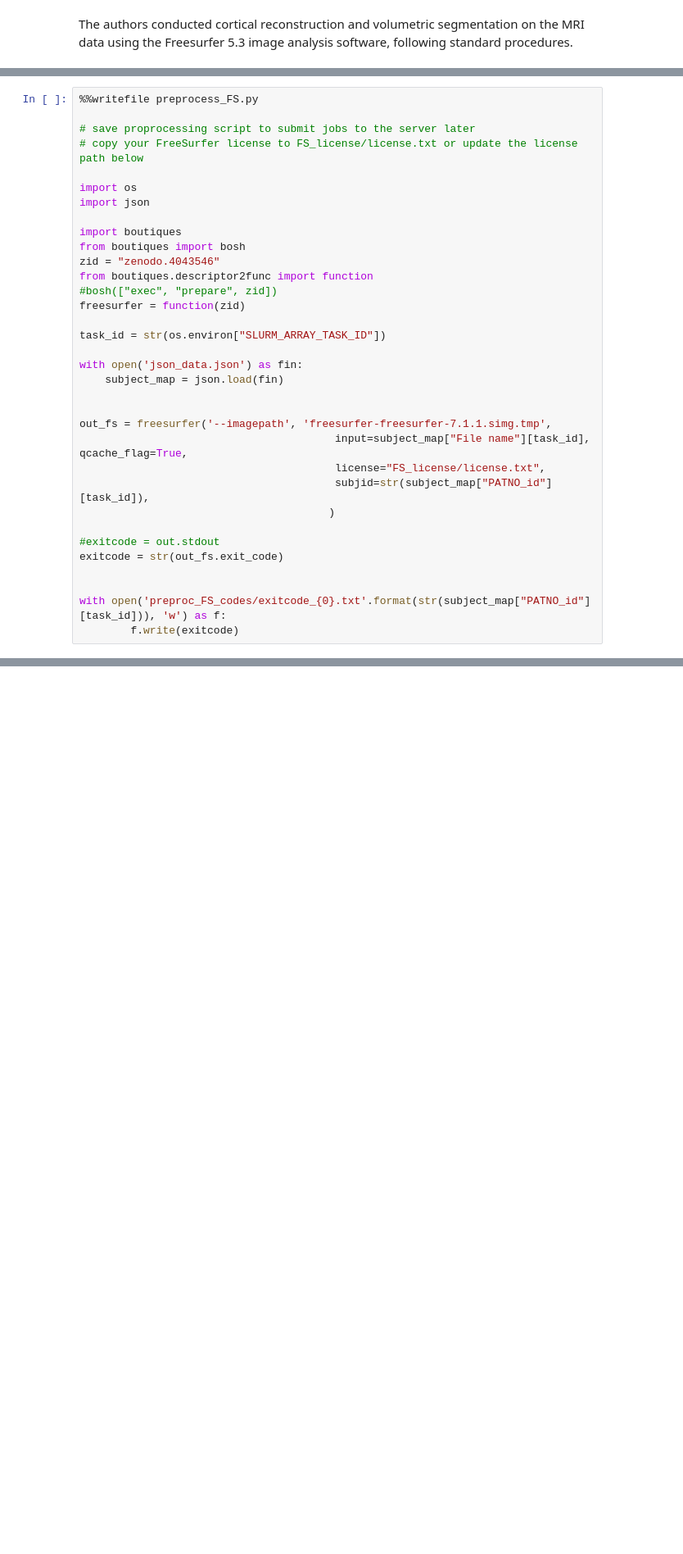
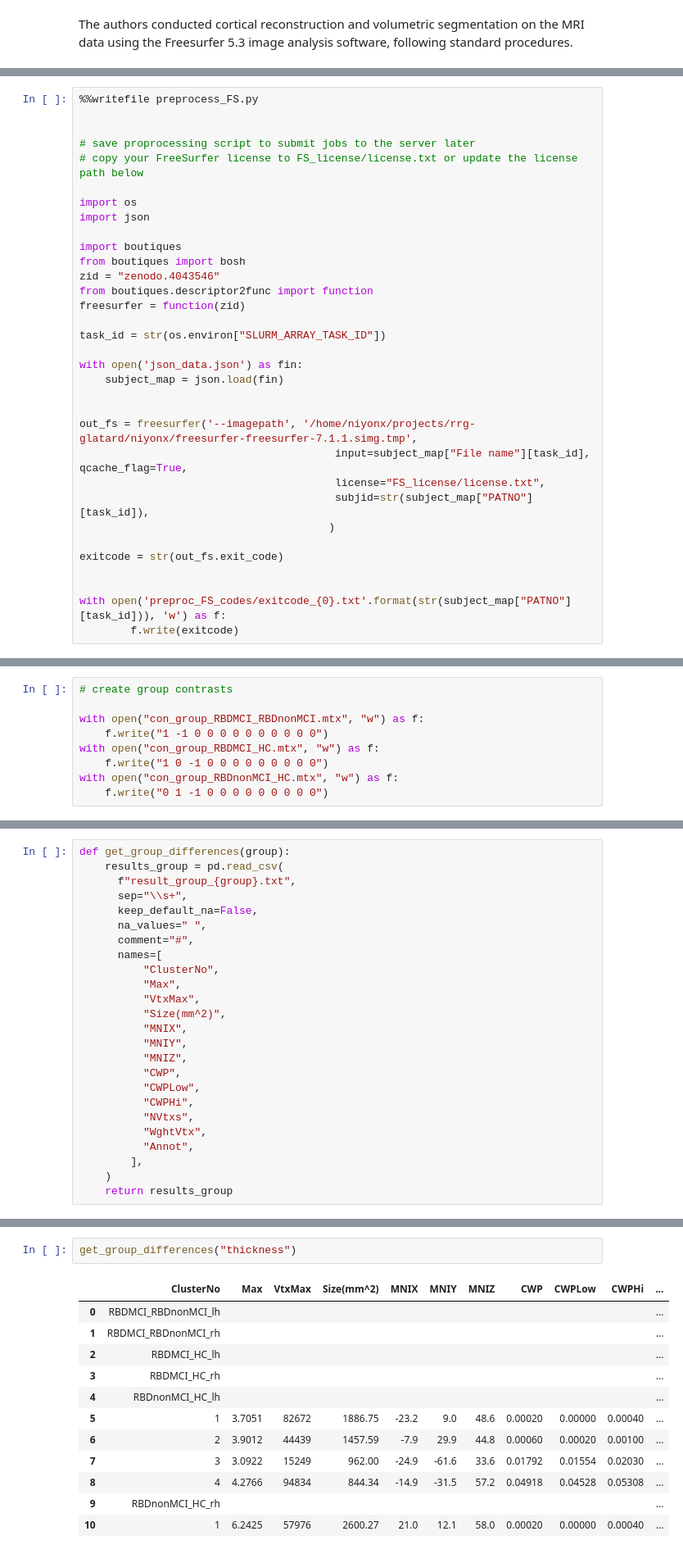
Before and after one commit to LivingPark-MRI/rahayel-etal, a Jupyter notebook: rahayel-etal-2018.ipynb, the cells around one changed output, grey strips where cells are left out. Shown at 82% size. Drawn from its saved outputs; the diff is of its cells as text; blank space fills up the shorter version.

Commit message:
Complete group differences

```diff
--- a/rahayel-etal-2018.ipynb
+++ b/rahayel-etal-2018.ipynb
@@ -808,6 +772,7 @@ with open("json_data.json", "w") as fout:
     json.dump(meta, fout, indent=4)
 # %%
 %%writefile preprocess_FS.py
+
 
 # save proprocessing script to submit jobs to the server later
 # copy your FreeSurfer license to FS_license/license.txt or update the license path below
@@ -819,7 +784,6 @@ import boutiques
 from boutiques import bosh
 zid = "zenodo.4043546"
 from boutiques.descriptor2func import function
-#bosh(["exec", "prepare", zid])
 freesurfer = function(zid)
 
 task_id = str(os.environ["SLURM_ARRAY_TASK_ID"])
@@ -828,15 +792,14 @@ with open('json_data.json') as fin:
     subject_map = json.load(fin)
 
 
-out_fs = freesurfer('--imagepath', 'freesurfer-freesurfer-7.1.1.simg.tmp',
+out_fs = freesurfer('--imagepath', '/home/niyonx/projects/rrg-glatard/niyonx/freesurfer-freesurfer-7.1.1.simg.tmp',
                                         input=subject_map["File name"][task_id], qcache_flag=True,
                                         license="FS_license/license.txt",
-                                        subjid=str(subject_map["PATNO_id"][task_id]),
+                                        subjid=str(subject_map["PATNO"][task_id]),
                                        )
 
-#exitcode = out.stdout
 exitcode = str(out_fs.exit_code)
 
 
-with open('preproc_FS_codes/exitcode_{0}.txt'.format(str(subject_map["PATNO_id"][task_id])), 'w') as f:
+with open('preproc_FS_codes/exitcode_{0}.txt'.format(str(subject_map["PATNO"][task_id])), 'w') as f:
         f.write(exitcode)
@@ -866,0 +1073,9 @@ Overall, our study provides further evidence for the importance of examining the
+# %%
+# create group contrasts
+
+with open("con_group_RBDMCI_RBDnonMCI.mtx", "w") as f:
+    f.write("1 -1 0 0 0 0 0 0 0 0 0 0")
+with open("con_group_RBDMCI_HC.mtx", "w") as f:
+    f.write("1 0 -1 0 0 0 0 0 0 0 0 0")
+with open("con_group_RBDnonMCI_HC.mtx", "w") as f:
+    f.write("0 1 -1 0 0 0 0 0 0 0 0 0")
@@ -866,0 +1305,25 @@ Overall, our study provides further evidence for the importance of examining the
+# %%
+def get_group_differences(group):
+    results_group = pd.read_csv(
+      f"result_group_{group}.txt",
+      sep="\\s+",
+      keep_default_na=False,
+      na_values=" ",
+      comment="#",
+      names=[
+          "ClusterNo",
+          "Max",
+          "VtxMax",
+          "Size(mm^2)",
+          "MNIX",
+          "MNIY",
+          "MNIZ",
+          "CWP",
+          "CWPLow",
+          "CWPHi",
+          "NVtxs",
+          "WghtVtx",
+          "Annot",
+        ],
+    )
+    return results_group
@@ -866,0 +1332,15 @@ Overall, our study provides further evidence for the importance of examining the
+# %%
+get_group_differences("thickness")
+# %% [output]
+|  | ClusterNo | Max | VtxMax | Size(mm^2) | MNIX | MNIY | MNIZ | CWP | CWPLow | CWPHi | ... |
+| 0 | RBDMCI_RBDnonMCI_lh |  |  |  |  |  |  |  |  |  | ... |
+| 1 | RBDMCI_RBDnonMCI_rh |  |  |  |  |  |  |  |  |  | ... |
+| 2 | RBDMCI_HC_lh |  |  |  |  |  |  |  |  |  | ... |
+| 3 | RBDMCI_HC_rh |  |  |  |  |  |  |  |  |  | ... |
+| 4 | RBDnonMCI_HC_lh |  |  |  |  |  |  |  |  |  | ... |
+| 5 | 1 | 3.7051 | 82672 | 1886.75 | -23.2 | 9.0 | 48.6 | 0.00020 | 0.00000 | 0.00040 | ... |
+| 6 | 2 | 3.9012 | 44439 | 1457.59 | -7.9 | 29.9 | 44.8 | 0.00060 | 0.00020 | 0.00100 | ... |
+| 7 | 3 | 3.0922 | 15249 | 962.00 | -24.9 | -61.6 | 33.6 | 0.01792 | 0.01554 | 0.02030 | ... |
+| 8 | 4 | 4.2766 | 94834 | 844.34 | -14.9 | -31.5 | 57.2 | 0.04918 | 0.04528 | 0.05308 | ... |
+| 9 | RBDnonMCI_HC_rh |  |  |  |  |  |  |  |  |  | ... |
+| 10 | 1 | 6.2425 | 57976 | 2600.27 | 21.0 | 12.1 | 58.0 | 0.00020 | 0.00000 | 0.00040 | ... |
```
Also changed, not shown: parts of 58 cells of this notebook.
